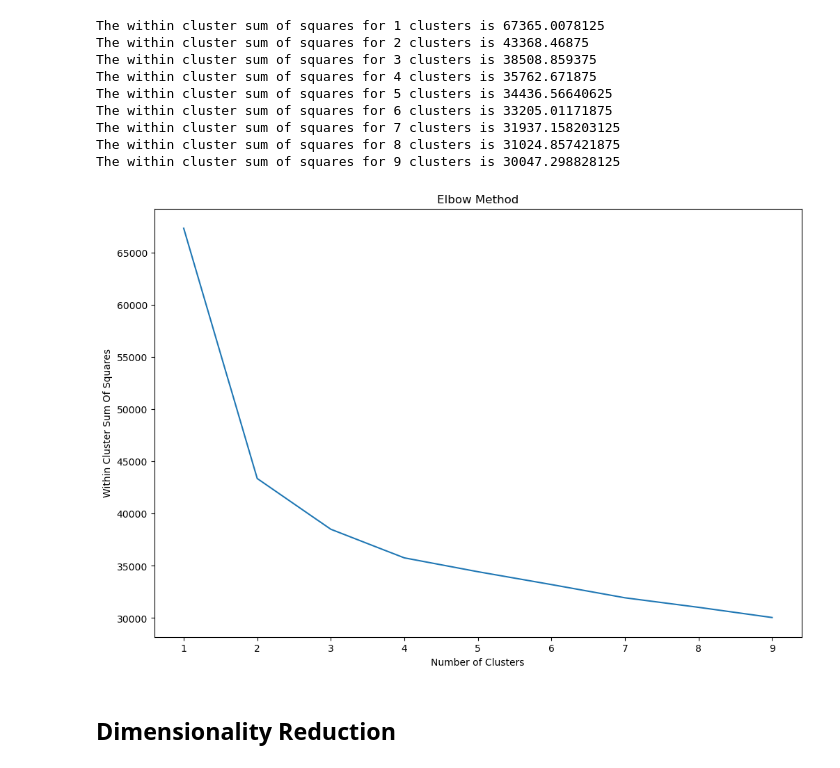
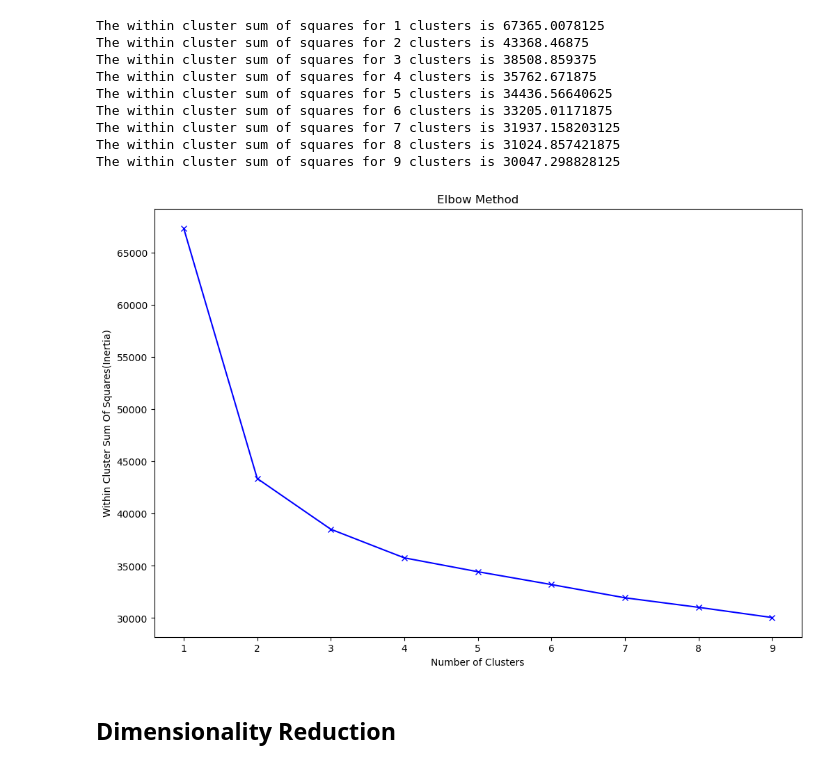
Before and after one commit to rdiazrincon/AD_clustering, a Jupyter notebook: AD_clustering.ipynb, the cells around one changed output. Saved outputs shown, nothing was run; the diff lists cells and outputs as text; code cells hidden in the pictures.

```diff
--- a/AD_clustering.ipynb
+++ b/AD_clustering.ipynb
@@ -243,13 +243,13 @@ The within cluster sum of squares for 9 clusters is 30047.298828125
 # %%
 # Visualization
 plt.figure(figsize=(12,8))
-plt.plot(list(wcss.keys()),list(wcss.values()))
+plt.plot(list(wcss.keys()),list(wcss.values()), 'bx-')
 plt.title('Elbow Method')
 plt.xlabel('Number of Clusters')
-plt.ylabel('Within Cluster Sum Of Squares')
+plt.ylabel('Within Cluster Sum Of Squares(Inertia)')
 plt.show()
 # %% [output]
-[figure, old version]
+[figure, new version]
 # %% [markdown]
 ## Dimensionality Reduction
 # %%
```
Also changed, not shown: parts of 1 cell of this notebook.
